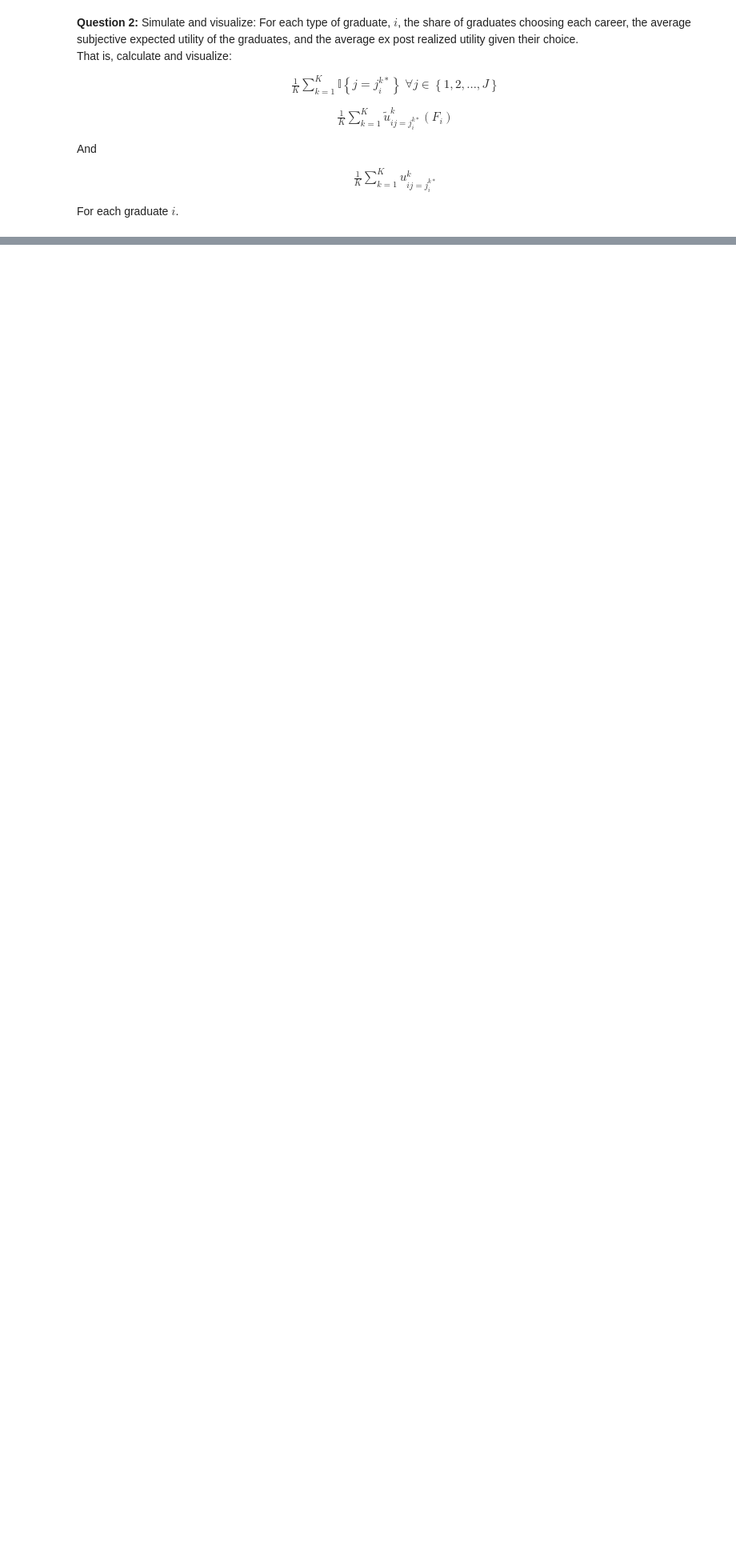
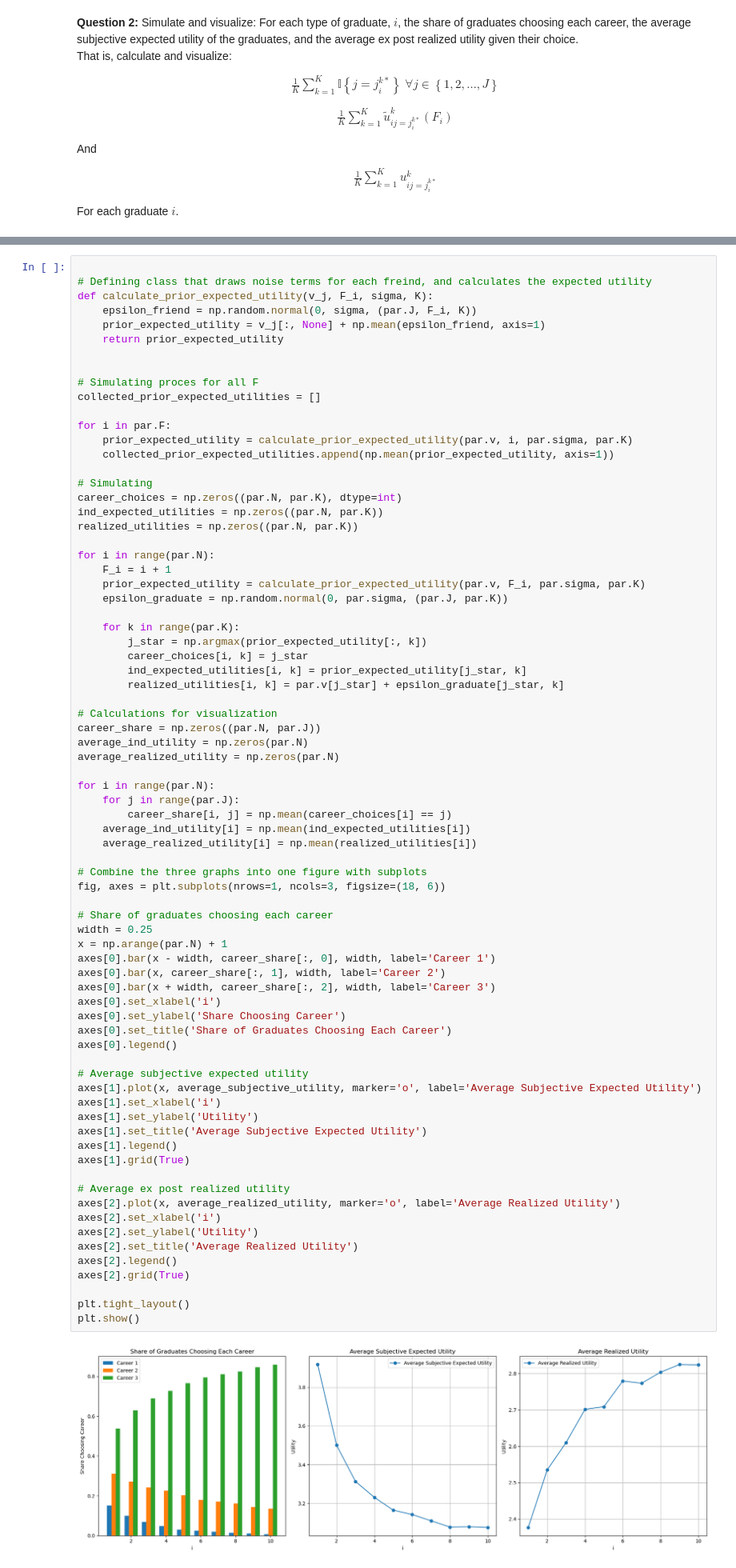
Before and after one commit to NumEconCopenhagen/projects-2024-a-j, a Jupyter notebook: examproject/exam_2024.ipynb, the cells around one changed output, grey strips where cells are left out. Shown: that part at 80% size. Saved outputs shown, nothing was run; the diff lists cells and outputs as text; blank space fills up the shorter version.

```diff
--- a/examproject/exam_2024.ipynb
+++ b/examproject/exam_2024.ipynb
@@ -240,3 +238,80 @@ For each graduate $i$.
+# %%
+
+# Defining class that draws noise terms for each freind, and calculates the expected utility
+def calculate_prior_expected_utility(v_j, F_i, sigma, K):
+    epsilon_friend = np.random.normal(0, sigma, (par.J, F_i, K))
+    prior_expected_utility = v_j[:, None] + np.mean(epsilon_friend, axis=1)
+    return prior_expected_utility
+
+
+# Simulating proces for all F
+collected_prior_expected_utilities = []
+
+for i in par.F:
+    prior_expected_utility = calculate_prior_expected_utility(par.v, i, par.sigma, par.K)
+    collected_prior_expected_utilities.append(np.mean(prior_expected_utility, axis=1))
+
+# Simulating
+career_choices = np.zeros((par.N, par.K), dtype=int)
+ind_expected_utilities = np.zeros((par.N, par.K))
+realized_utilities = np.zeros((par.N, par.K))
+
+for i in range(par.N):
+    F_i = i + 1
+    prior_expected_utility = calculate_prior_expected_utility(par.v, F_i, par.sigma, par.K)
+    epsilon_graduate = np.random.normal(0, par.sigma, (par.J, par.K))
+
+    for k in range(par.K):
+        j_star = np.argmax(prior_expected_utility[:, k])
+        career_choices[i, k] = j_star
+        ind_expected_utilities[i, k] = prior_expected_utility[j_star, k]
+        realized_utilities[i, k] = par.v[j_star] + epsilon_graduate[j_star, k]
+
+# Calculations for visualization
+career_share = np.zeros((par.N, par.J))
+average_ind_utility = np.zeros(par.N)
+average_realized_utility = np.zeros(par.N)
+
+for i in range(par.N):
+    for j in range(par.J):
+        career_share[i, j] = np.mean(career_choices[i] == j)
+    average_ind_utility[i] = np.mean(ind_expected_utilities[i])
+    average_realized_utility[i] = np.mean(realized_utilities[i])
+
+# Combine the three graphs into one figure with subplots
+fig, axes = plt.subplots(nrows=1, ncols=3, figsize=(18, 6))
+
+# Share of graduates choosing each career
+width = 0.25
+x = np.arange(par.N) + 1
+axes[0].bar(x - width, career_share[:, 0], width, label='Career 1')
+axes[0].bar(x, career_share[:, 1], width, label='Career 2')
+axes[0].bar(x + width, career_share[:, 2], width, label='Career 3')
+axes[0].set_xlabel('i')
+axes[0].set_ylabel('Share Choosing Career')
+axes[0].set_title('Share of Graduates Choosing Each Career')
+axes[0].legend()
+
+# Average subjective expected utility
+axes[1].plot(x, average_subjective_utility, marker='o', label='Average Subjective Expected Utility')
+axes[1].set_xlabel('i')
+axes[1].set_ylabel('Utility')
+axes[1].set_title('Average Subjective Expected Utility')
+axes[1].legend()
+axes[1].grid(True)
+
+# Average ex post realized utility
+axes[2].plot(x, average_realized_utility, marker='o', label='Average Realized Utility')
+axes[2].set_xlabel('i')
+axes[2].set_ylabel('Utility')
+axes[2].set_title('Average Realized Utility')
+axes[2].legend()
+axes[2].grid(True)
+
+plt.tight_layout()
+plt.show()
+# %% [output]
+[figure, added]
 # %% [markdown]
 After a year of working in their career, the graduates learn $u^k_{ij}$ for their chosen job $j_i^{k*}$ perfectly. <br>
 The can switch to one of the two remaining careers, for which they have the same prior as before, but it will now include a switching cost of $c$ which is known.
```
Also changed, not shown: parts of 2 cells of this notebook.
